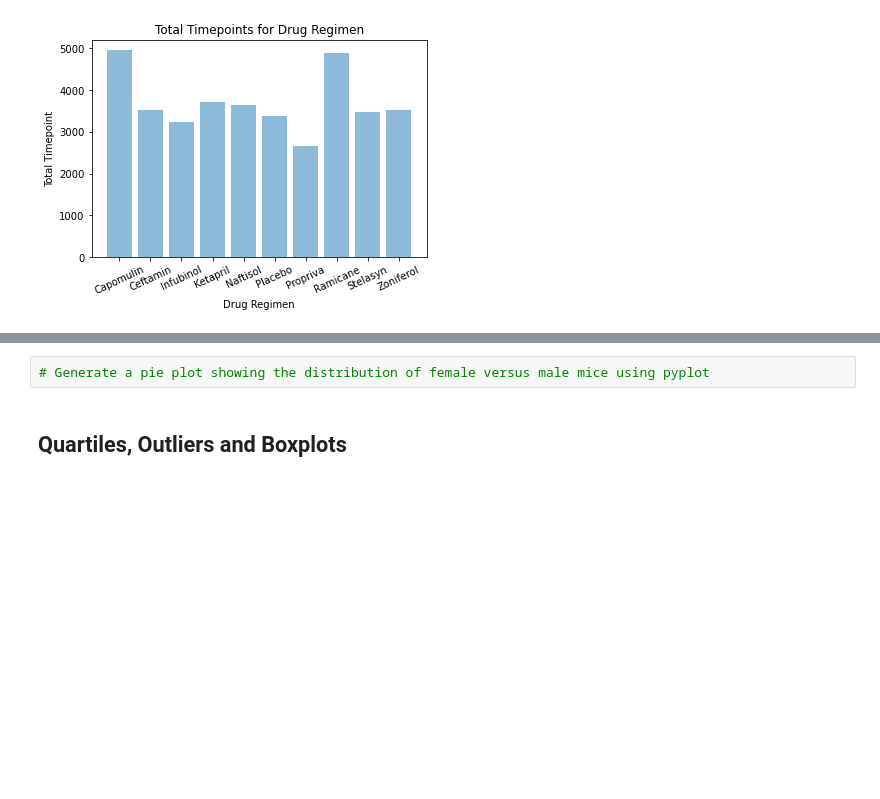
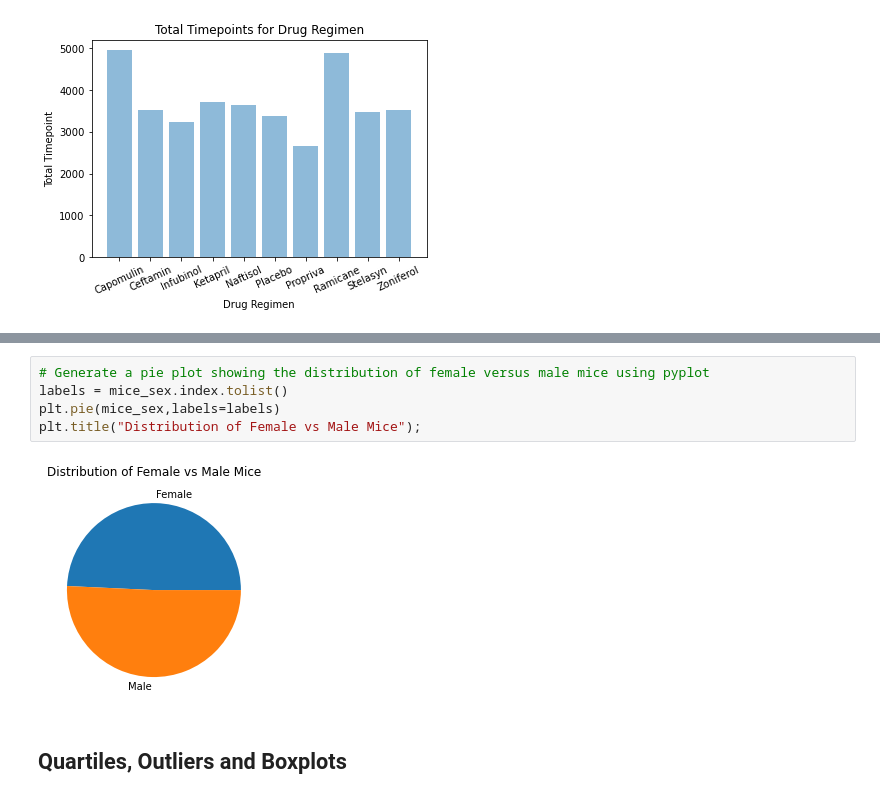
Before and after one commit to Ba1lina/module-5-challenge, a Jupyter notebook: Pymaceuticals/pymaceuticals_code.ipynb, the cells around one changed output, grey strips where cells are left out. Saved outputs shown, nothing was run; the diff lists cells and outputs as text; blank space fills up the shorter version.

```diff
--- a/Pymaceuticals/pymaceuticals_code.ipynb
+++ b/Pymaceuticals/pymaceuticals_code.ipynb
@@ -138,5 +136,10 @@ Name: Mouse ID, dtype: int64
 # %%
 # Generate a pie plot showing the distribution of female versus male mice using pyplot
+labels = mice_sex.index.tolist()
+plt.pie(mice_sex,labels=labels)
+plt.title("Distribution of Female vs Male Mice");
+# %% [output]
+[figure, added]
 # %% [markdown]
 ## Quartiles, Outliers and Boxplots
 # %%
```
Also changed, not shown: parts of 5 cells of this notebook.
